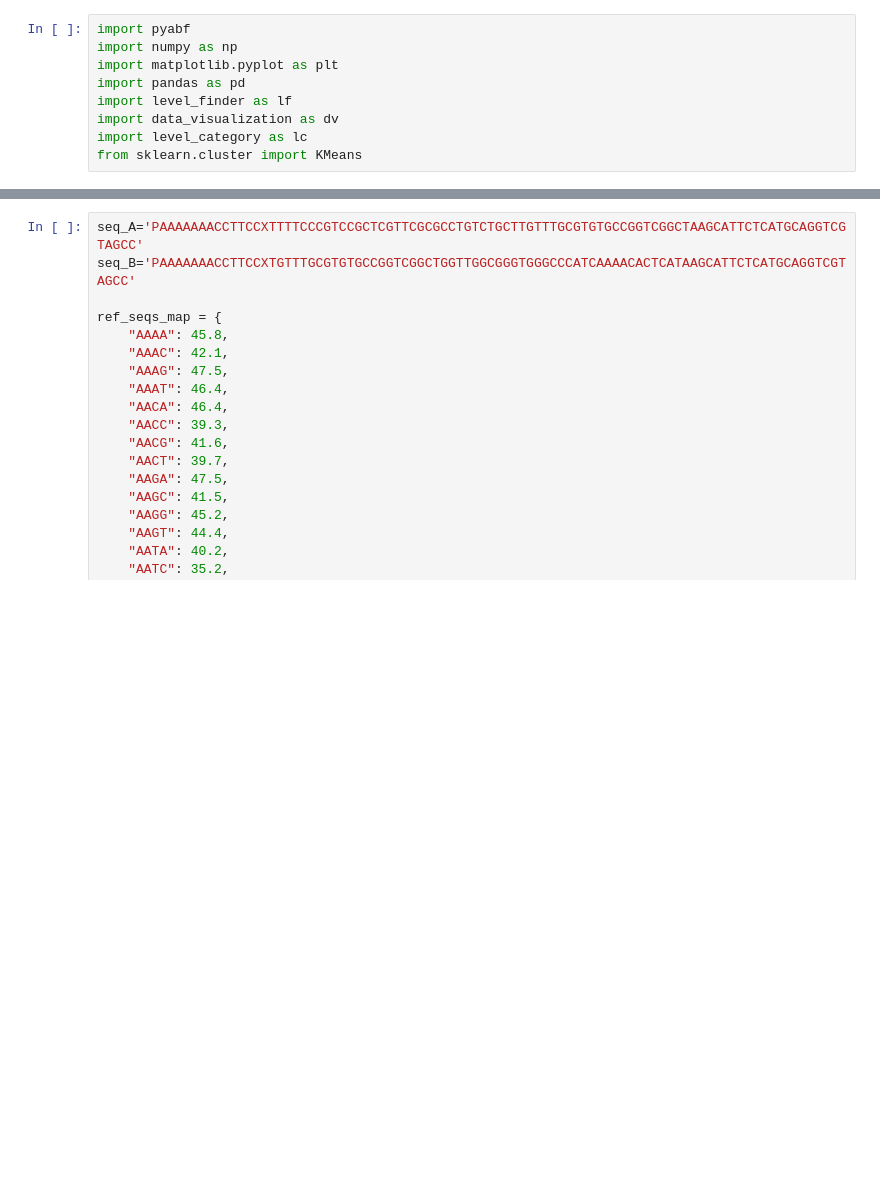
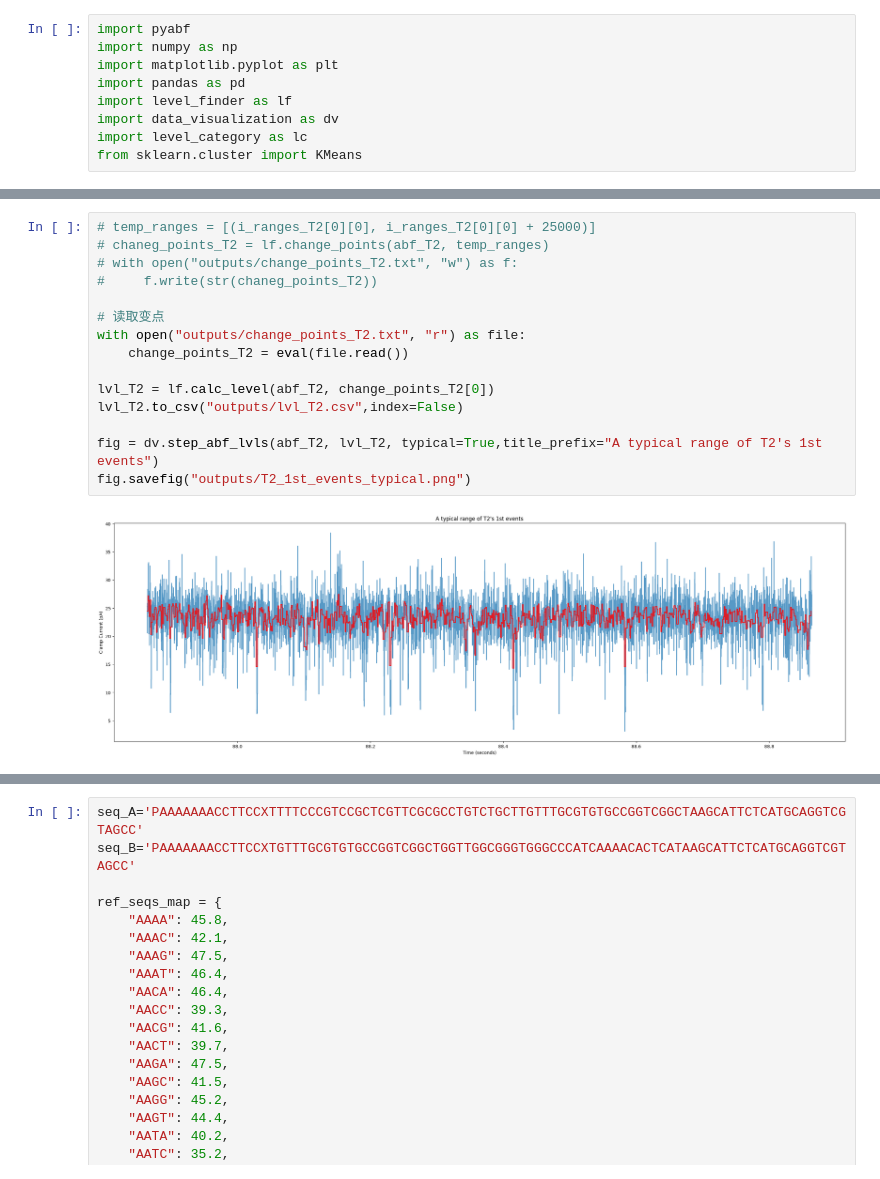
Before and after one commit to cimutianxin/DNA-sequencing, a Jupyter notebook: main.ipynb, the cells around one changed output, grey strips where cells are left out. Drawn from its saved outputs; the diff is of its cells as text; blank space fills up the shorter version.

```diff
--- a/main.ipynb
+++ b/main.ipynb
@@ -165,0 +218,17 @@ fig.savefig("outputs/B2_1st_events_typical.png")
+# %%
+# temp_ranges = [(i_ranges_T2[0][0], i_ranges_T2[0][0] + 25000)]
+# chaneg_points_T2 = lf.change_points(abf_T2, temp_ranges)
+# with open("outputs/change_points_T2.txt", "w") as f:
+#     f.write(str(chaneg_points_T2))
+
+# 读取变点
+with open("outputs/change_points_T2.txt", "r") as file:
+    change_points_T2 = eval(file.read())
+
+lvl_T2 = lf.calc_level(abf_T2, change_points_T2[0])
+lvl_T2.to_csv("outputs/lvl_T2.csv",index=False)
+
+fig = dv.step_abf_lvls(abf_T2, lvl_T2, typical=True,title_prefix="A typical range of T2's 1st events")
+fig.savefig("outputs/T2_1st_events_typical.png")
+# %% [output]
+[figure, added]
```
Also changed, not shown: parts of 19 cells of this notebook, 8 other files.
